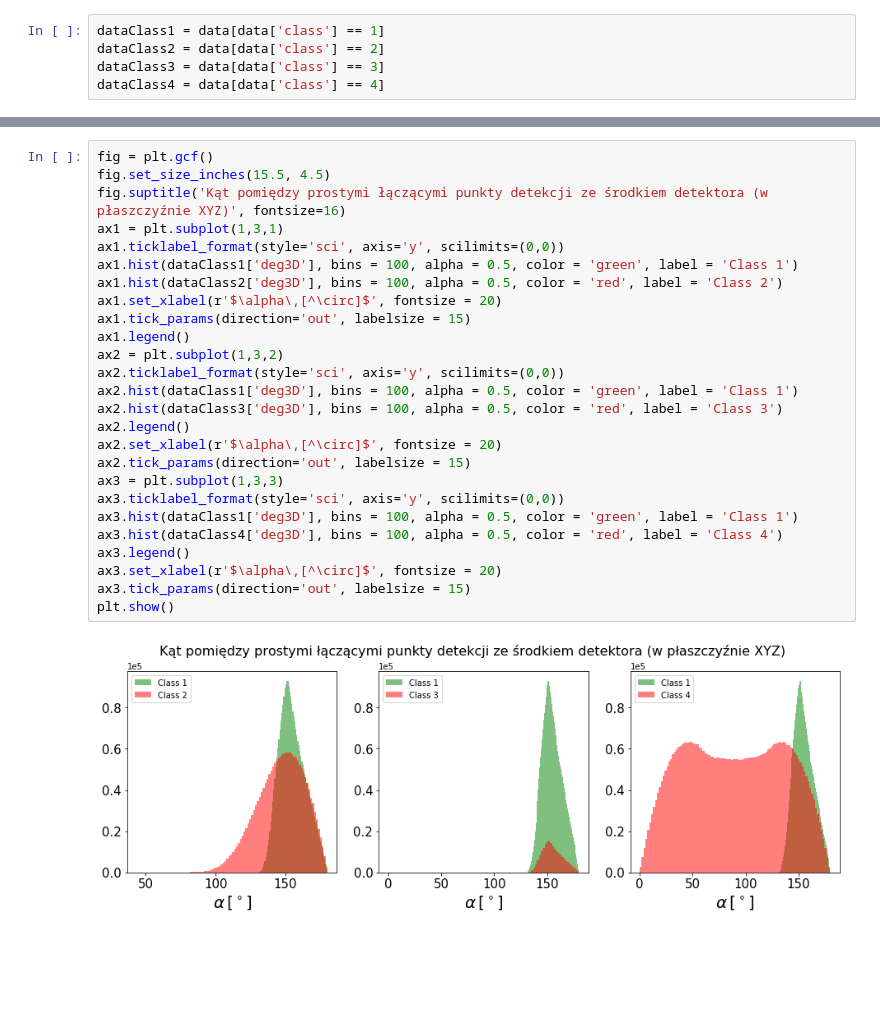
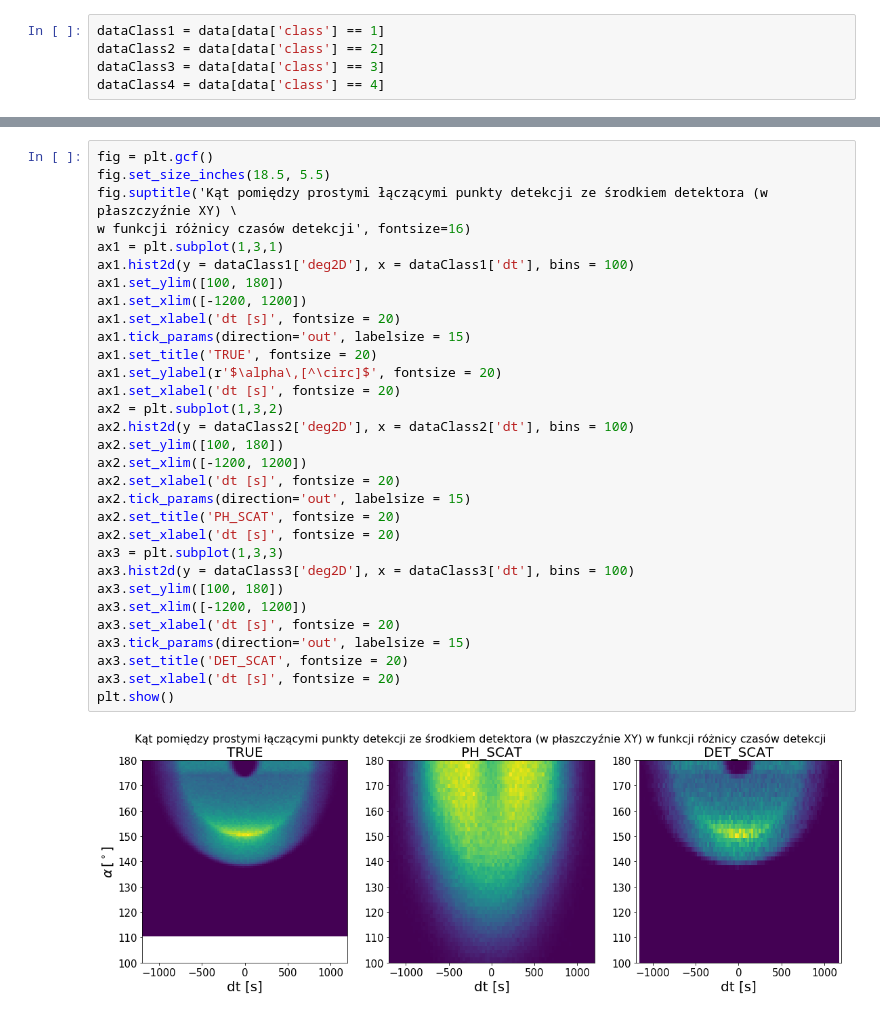
Before and after one commit to K4liber/MultiphotonClassification, a Jupyter notebook: Notebooks/checkTranformedData.ipynb, the cells around one changed output, grey strips where cells are left out. Saved outputs shown, nothing was run; the diff lists cells and outputs as text; blank space fills up the shorter version.

```diff
--- a/Notebooks/checkTranformedData.ipynb
+++ b/Notebooks/checkTranformedData.ipynb
@@ -250,28 +166,33 @@ plt.show()
 # %%
 fig = plt.gcf()
-fig.set_size_inches(15.5, 4.5)
-fig.suptitle('Kąt pomiędzy prostymi łączącymi punkty detekcji ze środkiem detektora (w płaszczyźnie XYZ)', fontsize=16)
+fig.set_size_inches(18.5, 5.5)
+fig.suptitle('Kąt pomiędzy prostymi łączącymi punkty detekcji ze środkiem detektora (w płaszczyźnie XY) \
+w funkcji różnicy czasów detekcji', fontsize=16)
 ax1 = plt.subplot(1,3,1)
-ax1.ticklabel_format(style='sci', axis='y', scilimits=(0,0))
-ax1.hist(dataClass1['deg3D'], bins = 100, alpha = 0.5, color = 'green', label = 'Class 1')
-ax1.hist(dataClass2['deg3D'], bins = 100, alpha = 0.5, color = 'red', label = 'Class 2')
-ax1.set_xlabel(r'$\alpha\,[^\circ]$', fontsize = 20)
+ax1.hist2d(y = dataClass1['deg2D'], x = dataClass1['dt'], bins = 100)
+ax1.set_ylim([100, 180])
+ax1.set_xlim([-1200, 1200])
+ax1.set_xlabel('dt [s]', fontsize = 20)
 ax1.tick_params(direction='out', labelsize = 15)
-ax1.legend()
+ax1.set_title('TRUE', fontsize = 20)
+ax1.set_ylabel(r'$\alpha\,[^\circ]$', fontsize = 20)
+ax1.set_xlabel('dt [s]', fontsize = 20)
 ax2 = plt.subplot(1,3,2)
-ax2.ticklabel_format(style='sci', axis='y', scilimits=(0,0))
-ax2.hist(dataClass1['deg3D'], bins = 100, alpha = 0.5, color = 'green', label = 'Class 1')
-ax2.hist(dataClass3['deg3D'], bins = 100, alpha = 0.5, color = 'red', label = 'Class 3')
-ax2.legend()
-ax2.set_xlabel(r'$\alpha\,[^\circ]$', fontsize = 20)
+ax2.hist2d(y = dataClass2['deg2D'], x = dataClass2['dt'], bins = 100)
+ax2.set_ylim([100, 180])
+ax2.set_xlim([-1200, 1200])
+ax2.set_xlabel('dt [s]', fontsize = 20)
 ax2.tick_params(direction='out', labelsize = 15)
+ax2.set_title('PH_SCAT', fontsize = 20)
+ax2.set_xlabel('dt [s]', fontsize = 20)
 ax3 = plt.subplot(1,3,3)
-ax3.ticklabel_format(style='sci', axis='y', scilimits=(0,0))
-ax3.hist(dataClass1['deg3D'], bins = 100, alpha = 0.5, color = 'green', label = 'Class 1')
-ax3.hist(dataClass4['deg3D'], bins = 100, alpha = 0.5, color = 'red', label = 'Class 4')
-ax3.legend()
-ax3.set_xlabel(r'$\alpha\,[^\circ]$', fontsize = 20)
+ax3.hist2d(y = dataClass3['deg2D'], x = dataClass3['dt'], bins = 100)
+ax3.set_ylim([100, 180])
+ax3.set_xlim([-1200, 1200])
+ax3.set_xlabel('dt [s]', fontsize = 20)
 ax3.tick_params(direction='out', labelsize = 15)
+ax3.set_title('DET_SCAT', fontsize = 20)
+ax3.set_xlabel('dt [s]', fontsize = 20)
 plt.show()
 # %% [output]
-[figure, old version]
+[figure, new version]
```
Also changed, not shown: parts of 22 cells of this notebook, 8 other files.
